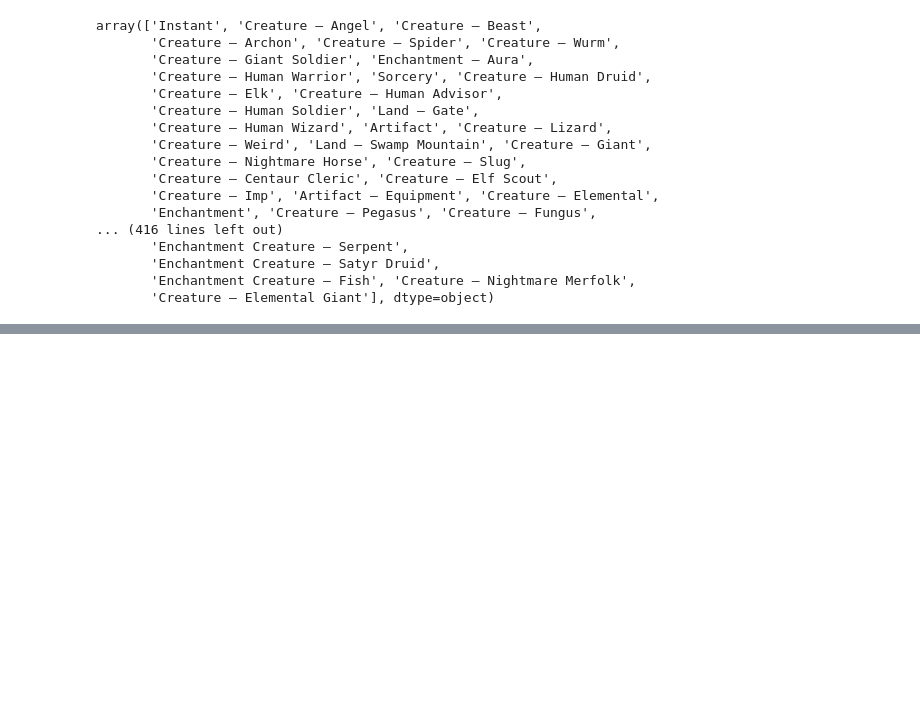
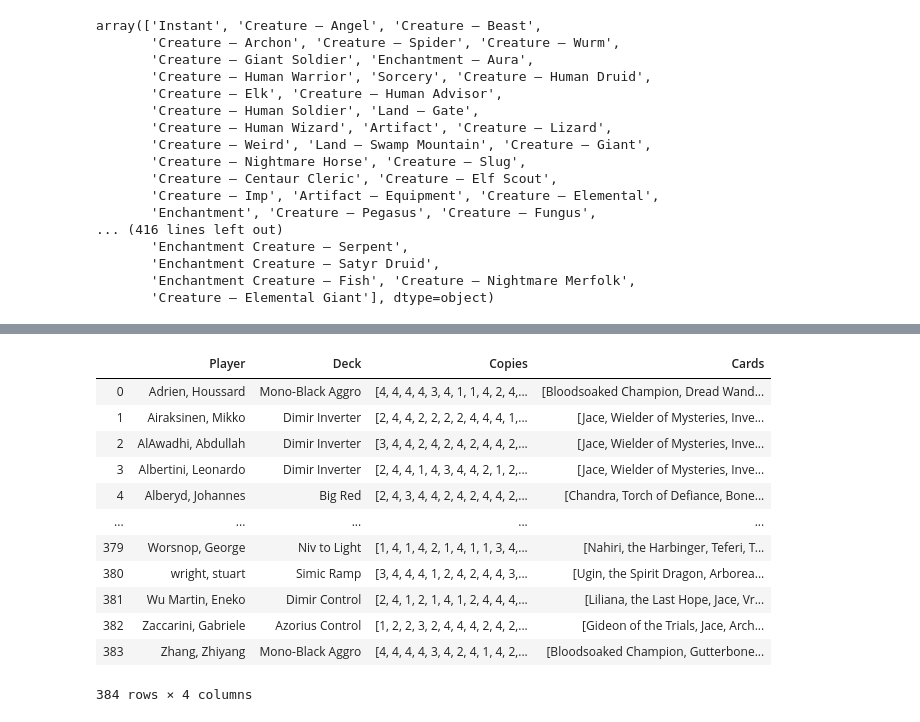
Before and after one commit to ta-datapt-bcn/project-web, a Jupyter notebook: project-API.ipynb, the cells around one changed output, grey strips where cells are left out. Saved outputs shown, nothing was run; the diff lists cells and outputs as text; code cells hidden in the pictures; blank space fills up the shorter version.

```diff
--- a/project-API.ipynb
+++ b/project-API.ipynb
@@ -135,0 +182,37 @@ array(['Instant', 'Creature — Angel', 'Creature — Beast',
+# %%
+# retrieve the decks from Brussels Tournament
+
+card_list = []
+card_count = []
+span_cards = []
+player_deck = []
+
+for s in range(1,6):
+    url = 'https://magic.wizards.com/en/events/coverage/players-tour-brussels-2020-decklists-'+str(s)
+    html = requests.get(url).content
+    soup = BeautifulSoup(html, features='html.parser')
+    player = [str(title.text) for title in soup.find_all('h4')]
+    # append the results
+    player_deck.append(player)
+
+    for deck in soup.find_all('div', {'class':'deck-list-text'}):
+        a_tag = deck.find_all('span', {'class':'card-name'})
+        count_tag = deck.find_all('span', {'class':'card-count'})
+        name = [str(tag).split('>')[-3][:-3] for tag in a_tag]
+        count = [tag.text for tag in count_tag]
+
+        # change non cards 'span class'
+        span = [str(tag).split('>')[-2][:-6] for tag in a_tag]
+
+        #append the results
+        card_list.append(name)
+        card_count.append(count)
+        span_cards.append(span)
+
+for i, deck in enumerate(card_list):
+    for j, card in enumerate(deck):
+        if '<span class' in card:
+            card_list[i][j] = span_cards[i][j]
+
+player_list = [i.split(',')[0] + str(',') + i.split(',')[1].split('-')[0] for page in player_deck for i in page]
+deck_list = ['-'.join(i.split(',')[1].split('-')[1:]) for page in player_deck for i in page]
@@ -135,0 +242,17 @@ array(['Instant', 'Creature — Angel', 'Creature — Beast',
+# %%
+brussels = pd.DataFrame([player_list, deck_list, card_count, card_list], index=['Player', 'Deck', 'Copies', 'Cards'])
+brussels.T
+# %% [output]
+|  | Player | Deck | Copies | Cards |
+| 0 | Adrien, Houssard | Mono-Black Aggro | [4, 4, 4, 4, 3, 4, 1, 1, 4, 2, 4,... | [Bloodsoaked Champion, Dread Wand... |
+| 1 | Airaksinen, Mikko | Dimir Inverter | [2, 4, 4, 2, 2, 2, 2, 4, 4, 4, 1,... | [Jace, Wielder of Mysteries, Inve... |
+| 2 | AlAwadhi, Abdullah | Dimir Inverter | [3, 4, 4, 2, 4, 2, 4, 2, 4, 4, 2,... | [Jace, Wielder of Mysteries, Inve... |
+| 3 | Albertini, Leonardo | Dimir Inverter | [2, 4, 4, 1, 4, 3, 4, 4, 2, 1, 2,... | [Jace, Wielder of Mysteries, Inve... |
+| 4 | Alberyd, Johannes | Big Red | [2, 4, 3, 4, 4, 2, 4, 2, 4, 4, 2,... | [Chandra, Torch of Defiance, Bone... |
+| ... | ... | ... | ... | ... |
+| 379 | Worsnop, George | Niv to Light | [1, 4, 1, 4, 2, 1, 4, 1, 1, 3, 4,... | [Nahiri, the Harbinger, Teferi, T... |
+| 380 | wright, stuart | Simic Ramp | [3, 4, 4, 4, 1, 2, 4, 2, 4, 4, 3,... | [Ugin, the Spirit Dragon, Arborea... |
+| 381 | Wu Martin, Eneko | Dimir Control | [2, 4, 1, 2, 1, 4, 1, 2, 4, 4, 4,... | [Liliana, the Last Hope, Jace, Vr... |
+| 382 | Zaccarini, Gabriele | Azorius Control | [1, 2, 2, 3, 2, 4, 4, 4, 2, 4, 2,... | [Gideon of the Trials, Jace, Arch... |
+| 383 | Zhang, Zhiyang | Mono-Black Aggro | [4, 4, 4, 4, 3, 4, 2, 4, 1, 4, 2,... | [Bloodsoaked Champion, Gutterbone... |
+384 rows × 4 columns
```
Also changed, not shown: parts of 12 cells of this notebook.
